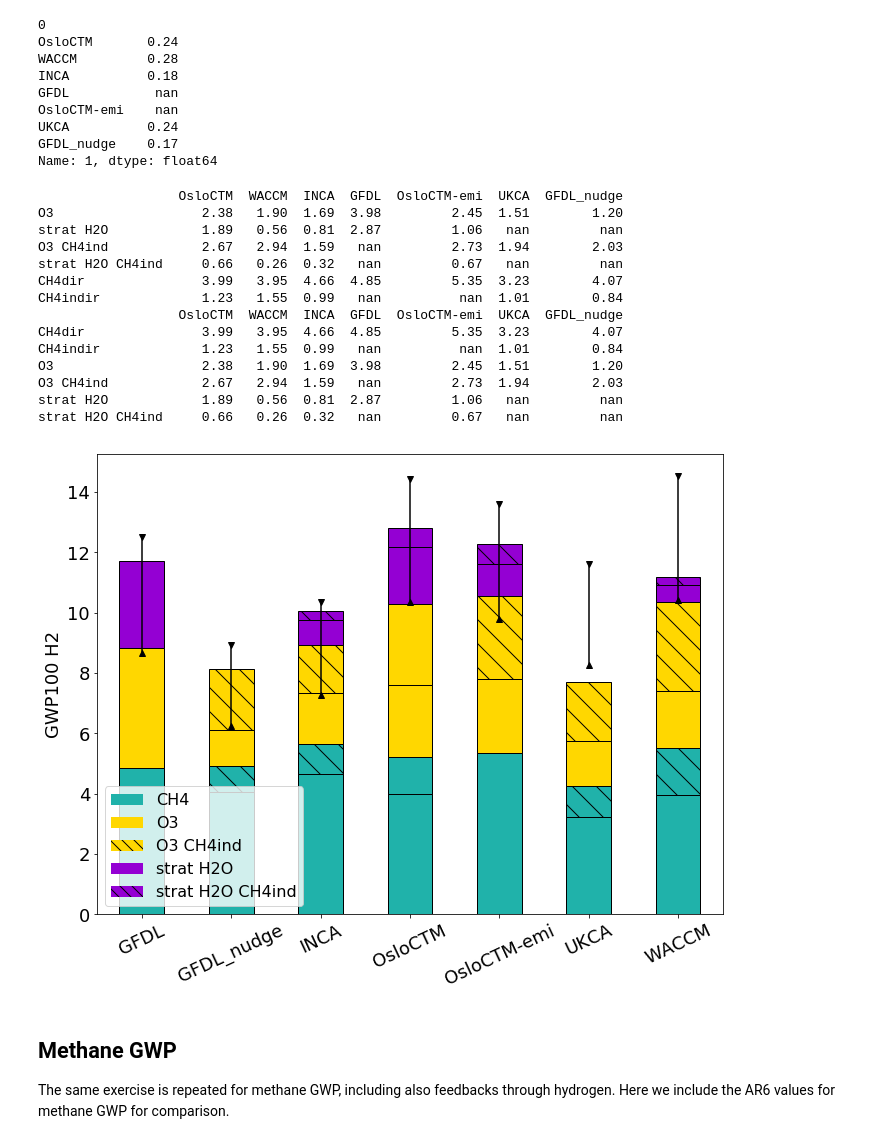
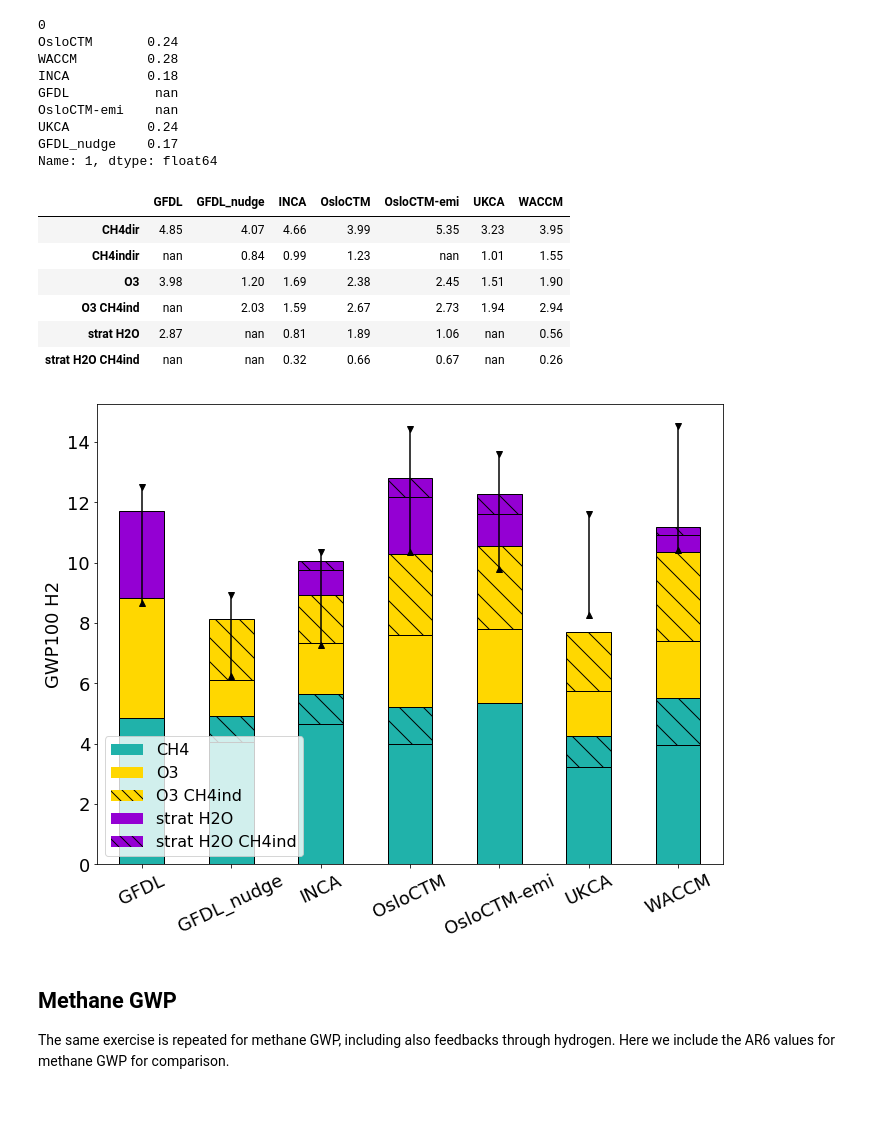
Before and after one commit to ciceroOslo/Hydrogen_GWP, a Jupyter notebook: hydrogen_figures.ipynb, the cells around one changed output. Drawn from its saved outputs; the diff is of its cells as text; code cells hidden in the pictures; blank space fills up the shorter version.

```diff
--- a/hydrogen_figures.ipynb
+++ b/hydrogen_figures.ipynb
@@ -78,56 +75,52 @@ Name: 1, dtype: float64
 total_drydep80 = df_drydep80_table_gwp.sum()
 
 total_drydep50 = df_drydep50_table_gwp.sum()
-print(df_table_gwp)
+
+#Sort indexes
 df_table_gwp = df_table_gwp.reindex(['CH4dir','CH4indir', 'O3', 'O3 CH4ind', 'strat H2O', 'strat H2O CH4ind'])
-print(df_table_gwp)
+
+#Sort models alfabetically
 df_table_gwp = df_table_gwp[sorted(df_table_gwp.columns)]
+df_table_gwp
 # %% [output]
-                  OsloCTM  WACCM  INCA  GFDL  OsloCTM-emi  UKCA  GFDL_nudge
-O3                   2.38   1.90  1.69  3.98         2.45  1.51        1.20
-strat H2O            1.89   0.56  0.81  2.87         1.06   nan         nan
-O3 CH4ind            2.67   2.94  1.59   nan         2.73  1.94        2.03
-strat H2O CH4ind     0.66   0.26  0.32   nan         0.67   nan         nan
-CH4dir               3.99   3.95  4.66  4.85         5.35  3.23        4.07
-CH4indir             1.23   1.55  0.99   nan          nan  1.01        0.84
-                  OsloCTM  WACCM  INCA  GFDL  OsloCTM-emi  UKCA  GFDL_nudge
-CH4dir               3.99   3.95  4.66  4.85         5.35  3.23        4.07
-CH4indir             1.23   1.55  0.99   nan          nan  1.01        0.84
-O3                   2.38   1.90  1.69  3.98         2.45  1.51        1.20
-O3 CH4ind            2.67   2.94  1.59   nan         2.73  1.94        2.03
-strat H2O            1.89   0.56  0.81  2.87         1.06   nan         nan
-strat H2O CH4ind     0.66   0.26  0.32   nan         0.67   nan         nan
+|  | GFDL | GFDL_nudge | INCA | OsloCTM | OsloCTM-emi | UKCA | WACCM |
+| CH4dir | 4.85 | 4.07 | 4.66 | 3.99 | 5.35 | 3.23 | 3.95 |
+| CH4indir | nan | 0.84 | 0.99 | 1.23 | nan | 1.01 | 1.55 |
+| O3 | 3.98 | 1.20 | 1.69 | 2.38 | 2.45 | 1.51 | 1.90 |
+| O3 CH4ind | nan | 2.03 | 1.59 | 2.67 | 2.73 | 1.94 | 2.94 |
+| strat H2O | 2.87 | nan | 0.81 | 1.89 | 1.06 | nan | 0.56 |
+| strat H2O CH4ind | nan | nan | 0.32 | 0.66 | 0.67 | nan | 0.26 |
 # %%
 fig, axs = plt.subplots(nrows=1,ncols=1,squeeze=True,figsize=(10,8))
 df_table_gwp.T.plot.bar(stacked=True,
                         color=[CH4_color, CH4_color,O3_color, O3_color, H2O_color, H2O_color],
                         edgecolor='black',
                         ax=axs)
 
 for m,model in enumerate(df_table_gwp.columns):
     axs.plot(m,total_drydep80.loc[model],marker='^',color='black')
     axs.plot(m,total_drydep50.loc[model],marker='v',color='black')
     axs.plot([m,m],[total_drydep50.loc[model],total_drydep80.loc[model]],color='black')
 
 bars = [thing for thing in axs.containers if isinstance(thing,mpl.container.BarContainer)]
 i = 0
 
 for b,bar in enumerate(bars):
     for p,patch in enumerate(bar):
-        if b == 1 and p !=3:
+        if b == 1 :
             patch.set_hatch('\\')
-        if b == 3 and p !=3:
+        if b == 3 :
             patch.set_hatch('\\')
-        if b == 5 and p !=3:
+        if b == 5 :
             patch.set_hatch('\\')
         i = i + 1
 axs.legend(handles = [CH4_legend, O3_dir_legend, O3_ind_legend, H2O_dir_legend, H2O_ind_legend])
 plt.ylabel('GWP100 H2')
 plt.xticks(rotation=25, horizontalalignment="center")
 plt.tight_layout()
 plt.savefig('output/Hydrogen_GWP.png', transparent=True)
 # %% [output]
-[figure, old version]
+[figure, new version]
 # %% [markdown]
 ## Methane GWP
 The same exercise is repeated for methane GWP, including also feedbacks through hydrogen. Here we include the AR6 values for methane GWP for comparison.
```
Also changed, not shown: parts of 2 cells of this notebook, 16 other files.
